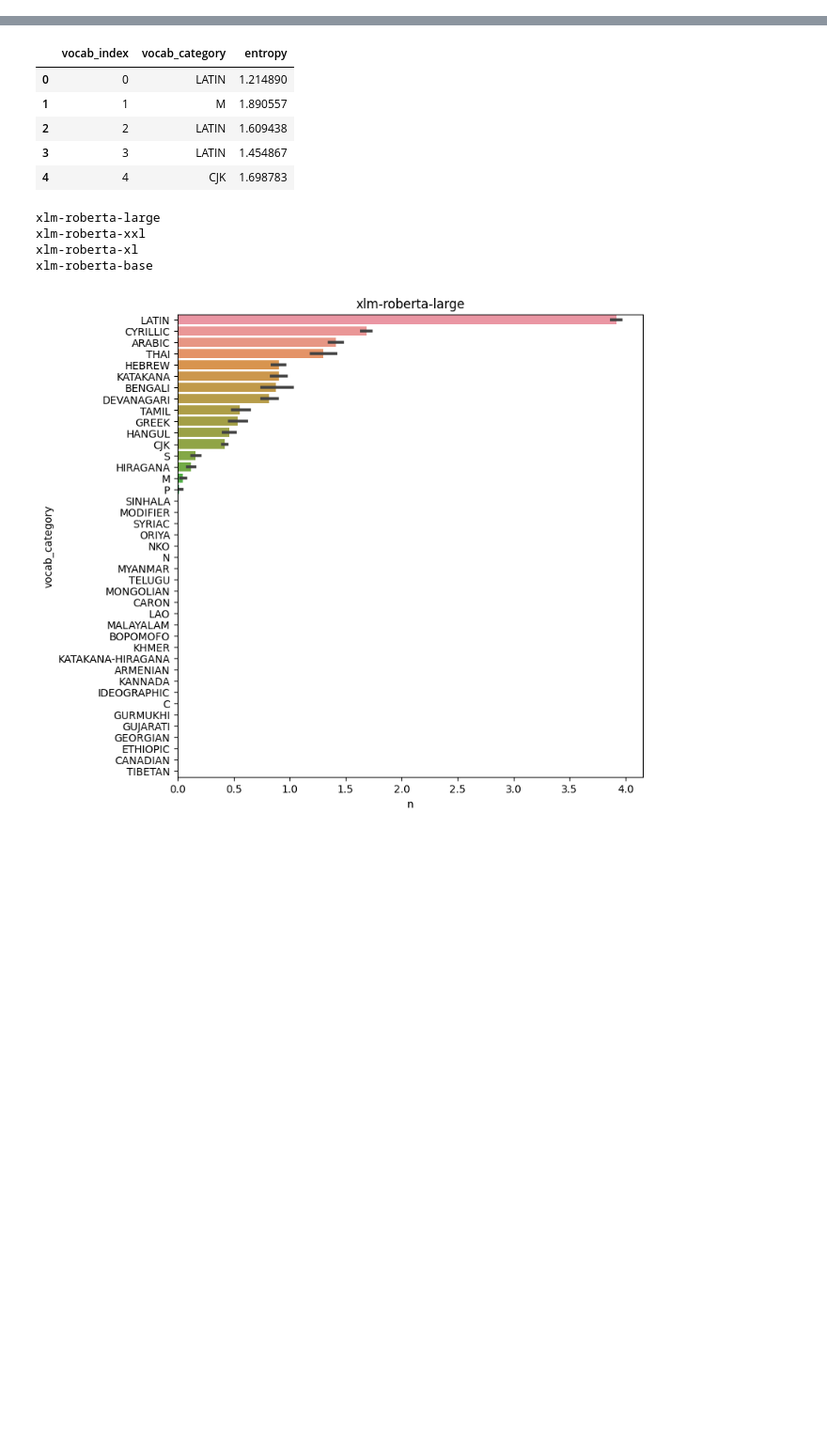
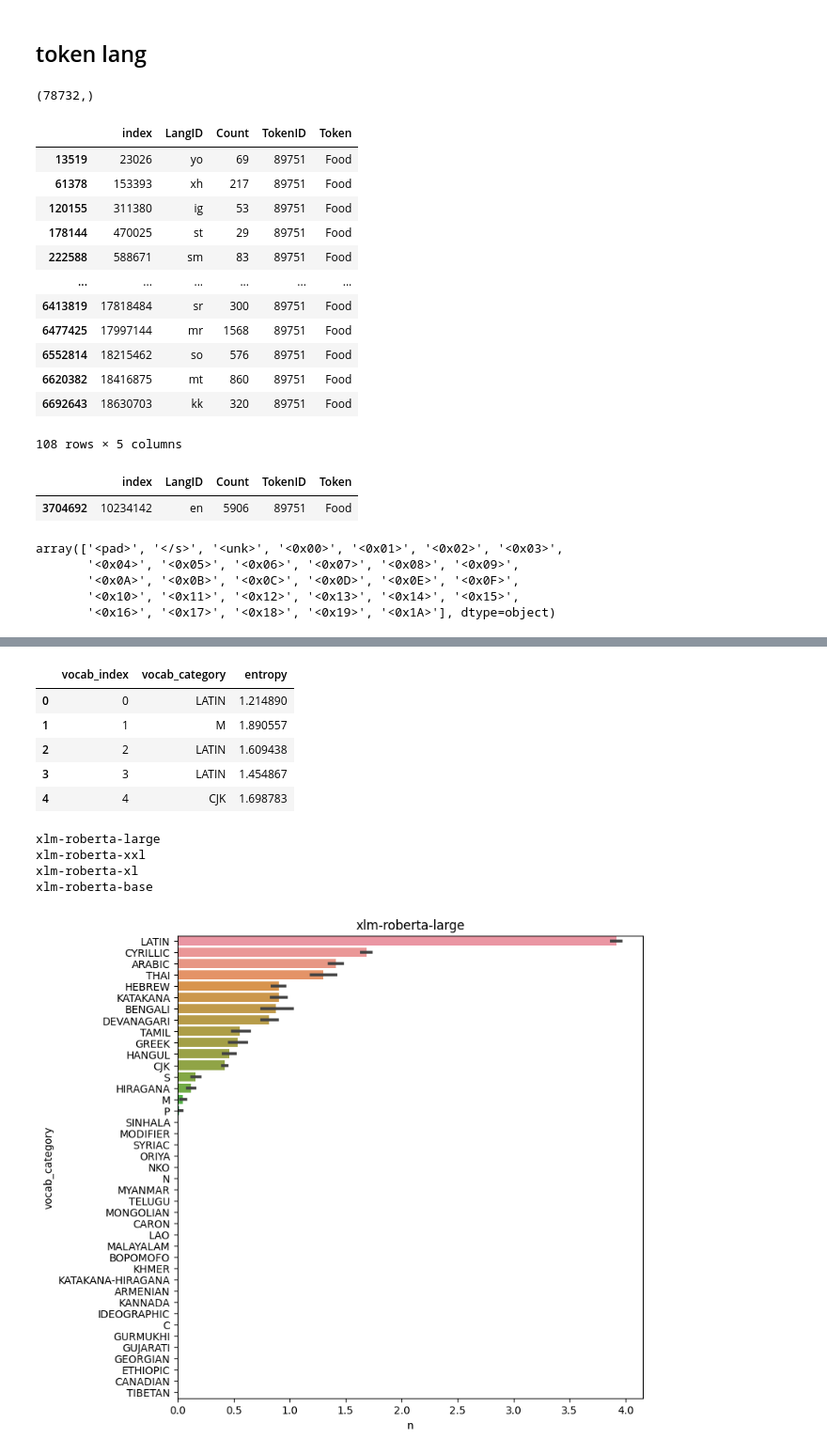
Before and after one commit to andreawwenyi/hyperpolyglot, a Jupyter notebook: playground.ipynb, the cells around one changed output, grey strips where cells are left out. Shown at 94% size. Saved outputs shown, nothing was run; the diff lists cells and outputs as text; code cells hidden in the pictures; blank space fills up the shorter version.

```diff
--- a/playground.ipynb
+++ b/playground.ipynb
@@ -7,3 +7,39 @@ import pandas as pd
 import csv
 import matplotlib.pyplot as plt
 import seaborn as sns
+# %% [markdown]
+## token lang
+# %%
+data = list()
+with open("/share/magpie/datasets/mc4/merged_counts.tsv", "r") as f:
+    lines = csv.reader(f, delimiter='\t', quoting=csv.QUOTE_NONE)
+
+    for i, line in enumerate(lines):
+        data.append(line)
+# %%
+lang = pd.DataFrame(data[1:], columns=data[0])
+lang['Count'] = lang['Count'].astype(int)
+lang['TokenID'] = lang['TokenID'].astype(int)
+lang = lang[lang['TokenID'].isin(vocab_map)].reset_index()
+# %%
+map_file = f'vocab/m_x_u_{model_family}_map.npy'
+vocab_map = np.load(map_file, allow_pickle=True)
+print(vocab_map.shape)
+# %% [output]
+(78732,)
+# %%
+lang[lang['TokenID'] == vocab_map[0]]
+# %% [output]
+|  | index | LangID | Count | TokenID | Token |
+| 13519 | 23026 | yo | 69 | 89751 | Food |
+| 61378 | 153393 | xh | 217 | 89751 | Food |
+| 120155 | 311380 | ig | 53 | 89751 | Food |
+| 178144 | 470025 | st | 29 | 89751 | Food |
+| 222588 | 588671 | sm | 83 | 89751 | Food |
+| ... | ... | ... | ... | ... | ... |
+| 6413819 | 17818484 | sr | 300 | 89751 | Food |
+| 6477425 | 17997144 | mr | 1568 | 89751 | Food |
+| 6552814 | 18215462 | so | 576 | 89751 | Food |
+| 6620382 | 18416875 | mt | 860 | 89751 | Food |
+| 6692643 | 18630703 | kk | 320 | 89751 | Food |
+108 rows × 5 columns
@@ -9,0 +48,5 @@ import seaborn as sns
+# %%
+lang[lang['TokenID'] == vocab_map[0]]
+# %% [output]
+|  | index | LangID | Count | TokenID | Token |
+| 3704692 | 10234142 | en | 5906 | 89751 | Food |
@@ -9,0 +63,8 @@ import seaborn as sns
+# %%
+vocab[:30]
+# %% [output]
+array(['<pad>', '</s>', '<unk>', '<0x00>', '<0x01>', '<0x02>', '<0x03>',
+       '<0x04>', '<0x05>', '<0x06>', '<0x07>', '<0x08>', '<0x09>',
+       '<0x0A>', '<0x0B>', '<0x0C>', '<0x0D>', '<0x0E>', '<0x0F>',
+       '<0x10>', '<0x11>', '<0x12>', '<0x13>', '<0x14>', '<0x15>',
+       '<0x16>', '<0x17>', '<0x18>', '<0x19>', '<0x1A>'], dtype=object)
```
Also changed, not shown: parts of 16 cells of this notebook.
